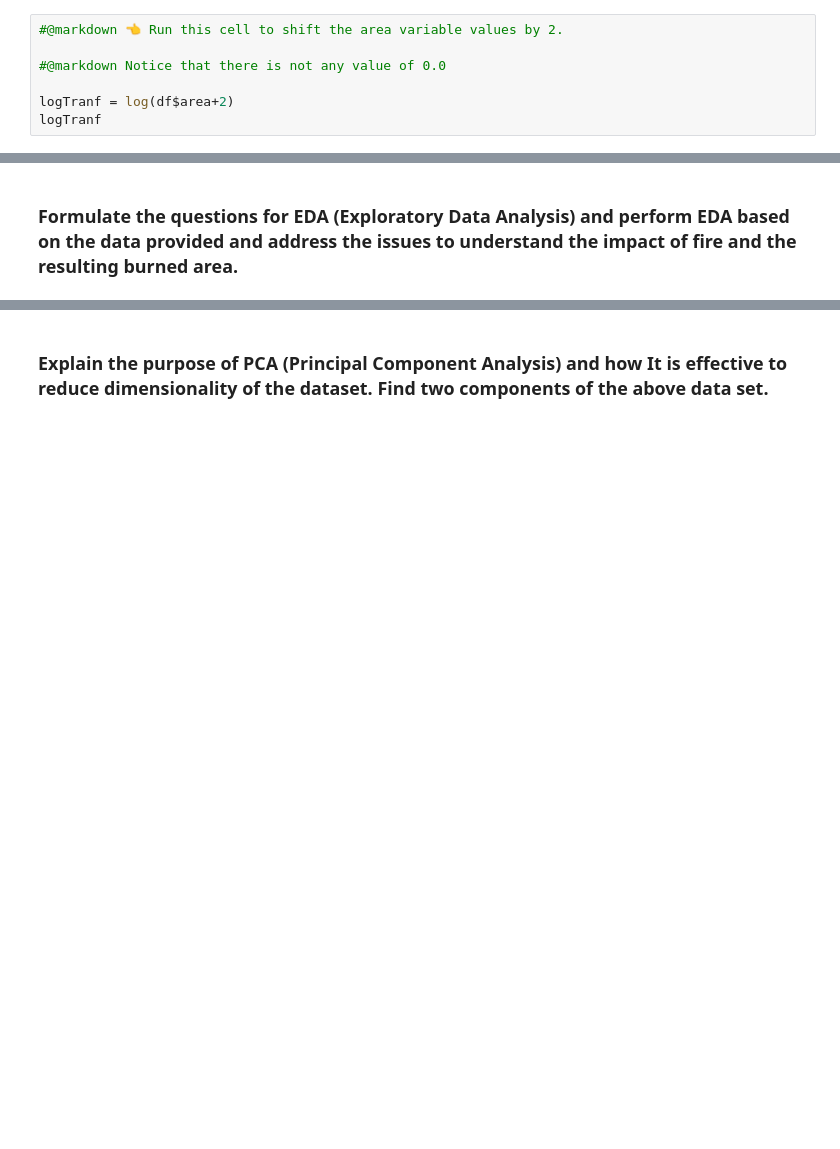
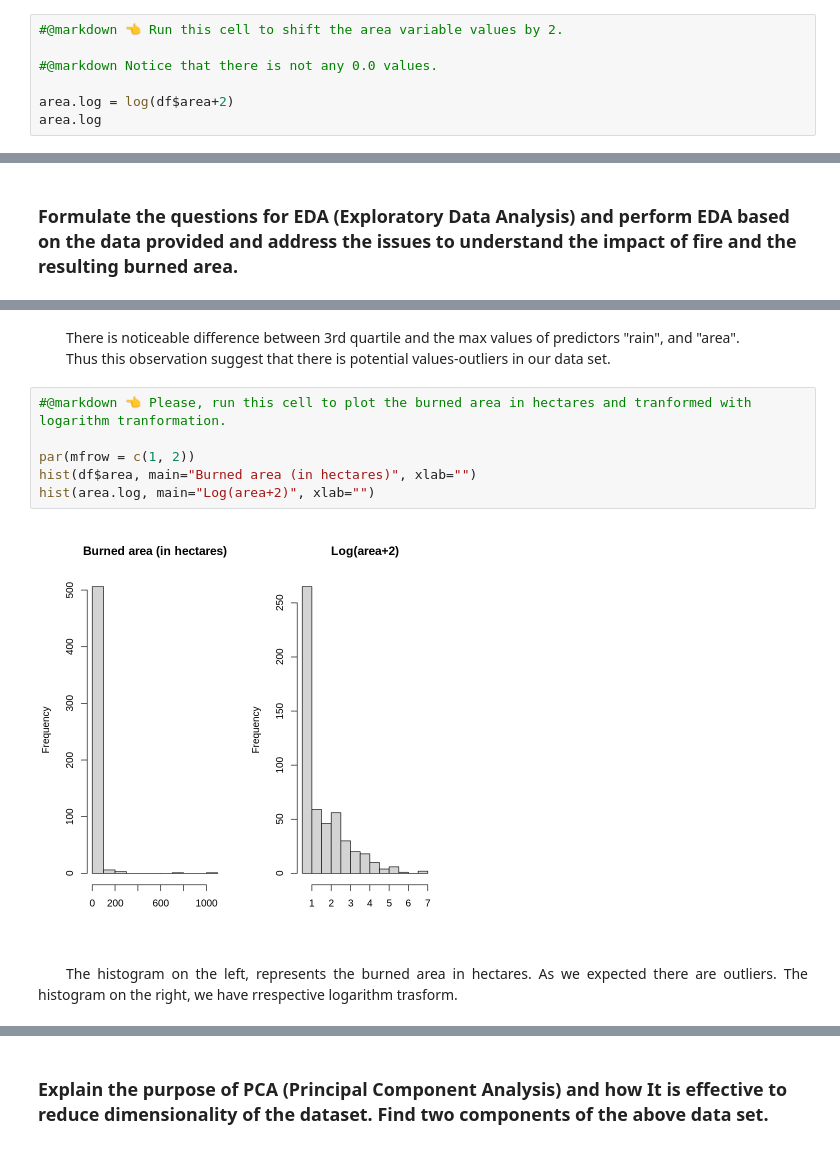
Before and after one commit to raulFuzita/cct_data_exploration_and_preparation, a Jupyter notebook: raul_fuzita_AI_DV_DP.ipynb, the cells around one changed output, grey strips where cells are left out. Drawn from its saved outputs; the diff is of its cells as text; blank space fills up the shorter version.

```diff
--- a/raul_fuzita_AI_DV_DP.ipynb
+++ b/raul_fuzita_AI_DV_DP.ipynb
@@ -255,10 +262,10 @@ plot(q, pch=16, col="red", main="Vector Shifted by 1")
 # %%
 #@markdown 👈 Run this cell to shift the area variable values by 2.
 
-#@markdown Notice that there is not any value of 0.0
+#@markdown Notice that there is not any 0.0 values.
 
-logTranf = log(df$area+2)
-logTranf
+area.log = log(df$area+2)
+area.log
 # %% [output]
   [1] 0.6931472 0.6931472 0.6931472 0.6931472 0.6931472 0.6931472 0.6931472
   [8] 0.6931472 0.6931472 0.6931472 0.6931472 0.6931472 0.6931472 0.6931472
@@ -346,0 +411,19 @@ summary(df)
+# %% [markdown]
+<p align="justify">
+&emsp;&emsp;There is noticeable difference between 3rd quartile and the max values of predictors "rain", and "area".
+<br>
+&emsp;&emsp;Thus this observation suggest that there is potential values-outliers in our data set.
+<br>
+</p>
+# %%
+#@markdown 👈 Please, run this cell to plot the burned area in hectares and tranformed with logarithm tranformation.
+
+par(mfrow = c(1, 2))
+hist(df$area, main="Burned area (in hectares)", xlab="")
+hist(area.log, main="Log(area+2)", xlab="")
+# %% [output]
+[figure, added]
+# %% [markdown]
+<p align="justify">
+&emsp;&emsp;The histogram on the left, represents the burned area in hectares. As we expected there are outliers. The histogram on the right, we have rrespective logarithm trasform.
+</p>
```
Also changed, not shown: parts of 41 cells of this notebook.
